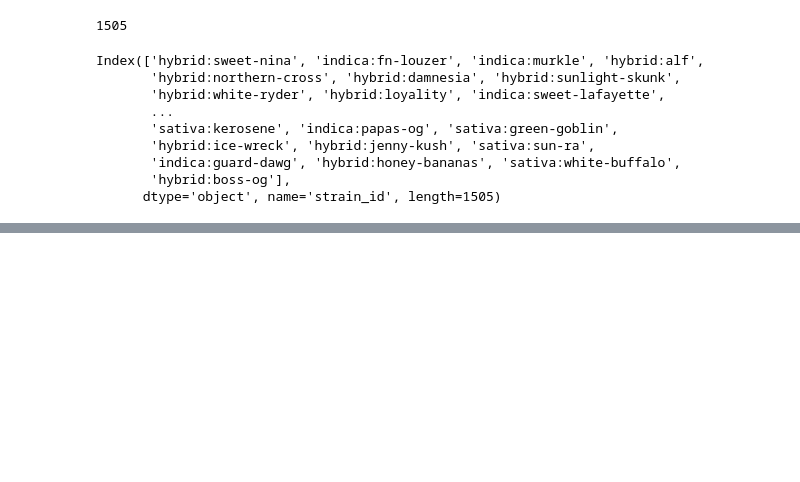
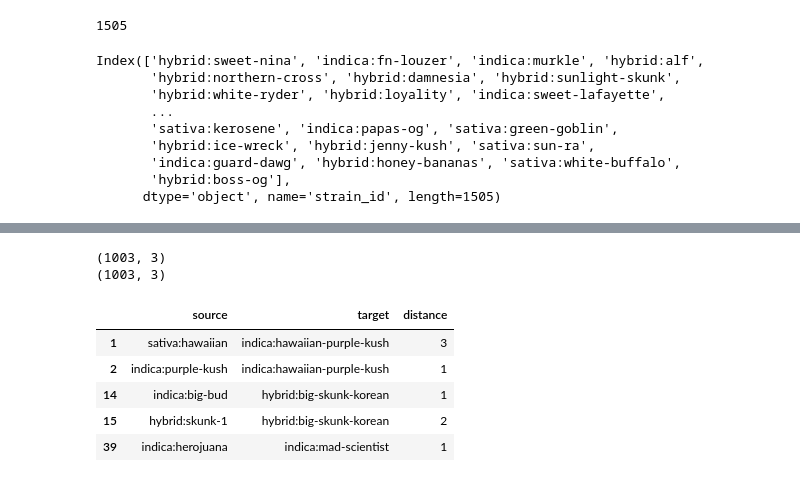
Before and after one commit to ishansaraf/PlantGenealogy, a Jupyter notebook: Data/UnifiedParser.ipynb, the cells around one changed output, grey strips where cells are left out. Cells and saved outputs as stored; diff of their text form; code cells hidden in the pictures; blank space fills up the shorter version.

```diff
--- a/Data/UnifiedParser.ipynb
+++ b/Data/UnifiedParser.ipynb
@@ -626,3 +649,19 @@ df_nodes_out.head()
+# %%
+# One last cleanup
+print(df_edges_out.shape)
+df_edges_out=df_edges_out[df_edges_out.target.isin(df_nodes_out.index)]
+df_edges_out=df_edges_out[df_edges_out.source.isin(df_nodes_out.index)]
+print(df_edges_out.shape)
+df_edges_out.head()
+# %% [output]
+(1003, 3)
+(1003, 3)
+|  | source | target | distance |
+| 1 | sativa:hawaiian | indica:hawaiian-purple-kush | 3 |
+| 2 | indica:purple-kush | indica:hawaiian-purple-kush | 1 |
+| 14 | indica:big-bud | hybrid:big-skunk-korean | 1 |
+| 15 | hybrid:skunk-1 | hybrid:big-skunk-korean | 2 |
+| 39 | indica:herojuana | indica:mad-scientist | 1 |
 # %%
 with open('strains_formatted.json','w') as outfile:
          json.dump({"nodes":df_nodes_out.reset_index().to_dict(orient='records'), "links":df_edges_out.to_dict(orient='records'),"info":info},outfile)
```
Also changed, not shown: parts of 8 cells of this notebook, 2 other files.
